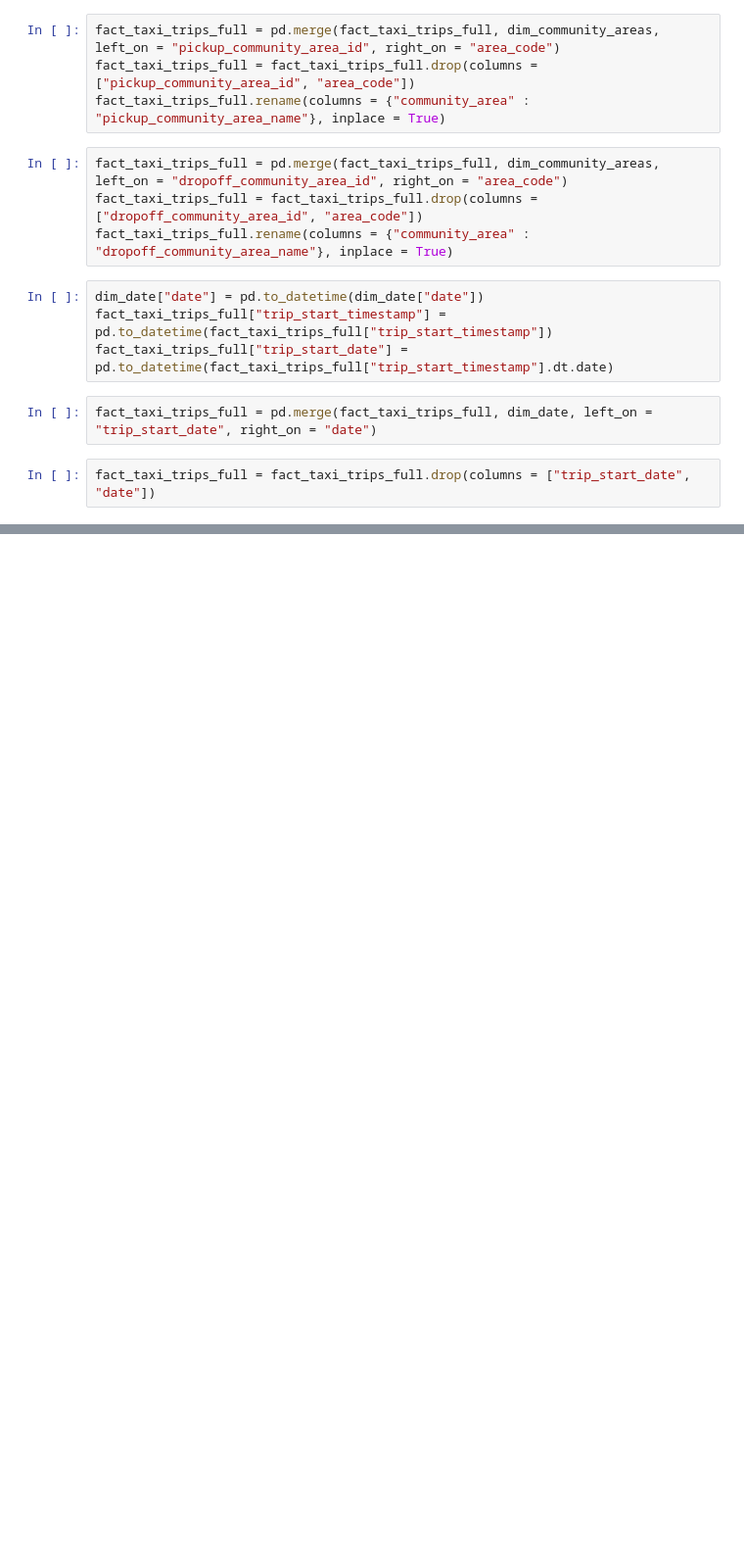
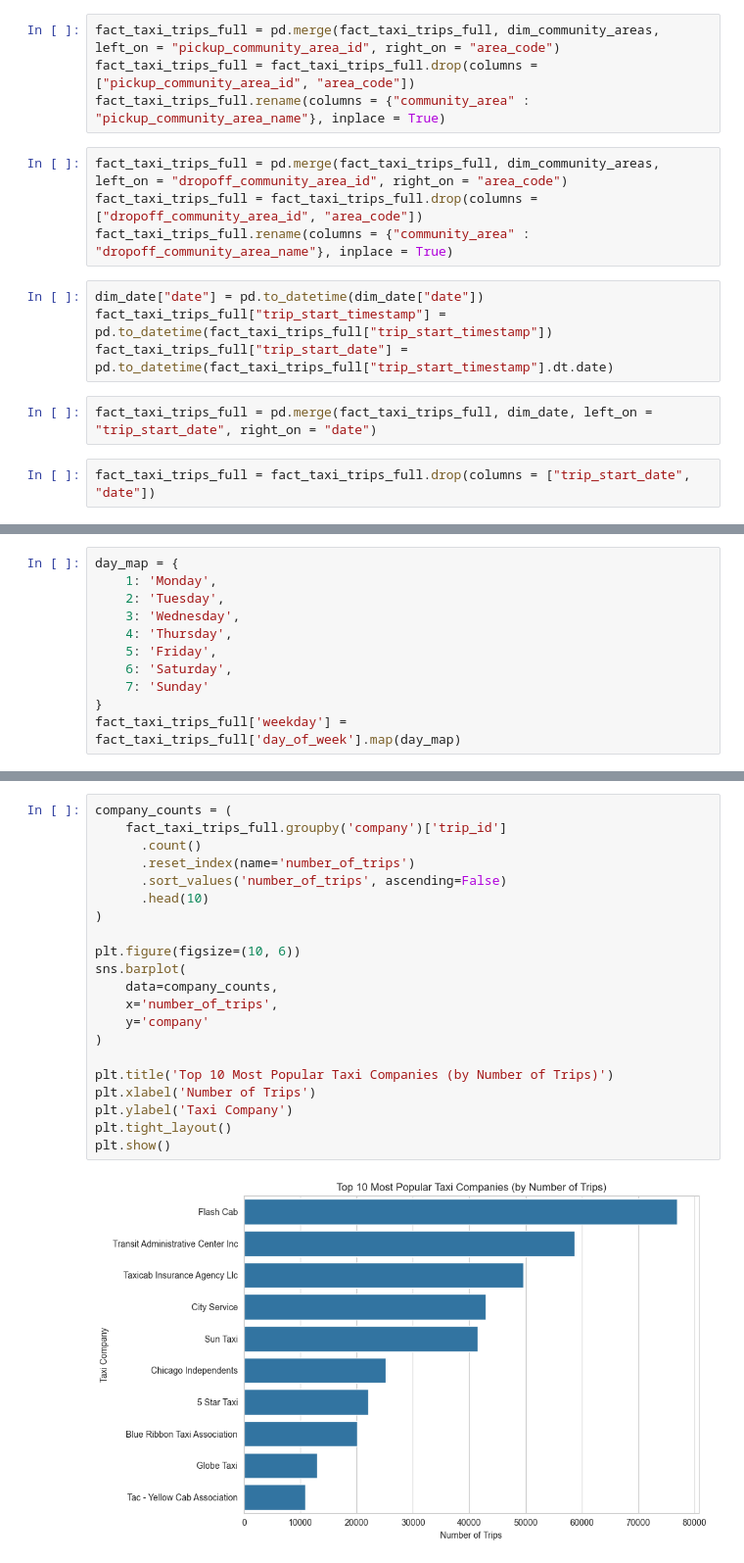
Before and after one commit to bogialmasi/CubixDE, a Jupyter notebook: notebooks/08_create_datamodel.ipynb, the cells around one changed output, grey strips where cells are left out. Shown at 98% size. Cells and saved outputs as stored; diff of their text form; blank space fills up the shorter version.

```diff
--- a/notebooks/08_create_datamodel.ipynb
+++ b/notebooks/08_create_datamodel.ipynb
@@ -189,0 +202,11 @@ fact_taxi_trips_full
+# %%
+day_map = {
+    1: 'Monday',
+    2: 'Tuesday',
+    3: 'Wednesday',
+    4: 'Thursday',
+    5: 'Friday',
+    6: 'Saturday',
+    7: 'Sunday'
+}
+fact_taxi_trips_full['weekday'] = fact_taxi_trips_full['day_of_week'].map(day_map)
@@ -189,0 +268,23 @@ fact_taxi_trips_full
+# %%
+company_counts = (
+    fact_taxi_trips_full.groupby('company')['trip_id']
+      .count()
+      .reset_index(name='number_of_trips')
+      .sort_values('number_of_trips', ascending=False)
+      .head(10)
+)
+
+plt.figure(figsize=(10, 6))
+sns.barplot(
+    data=company_counts,
+    x='number_of_trips',
+    y='company'
+)
+
+plt.title('Top 10 Most Popular Taxi Companies (by Number of Trips)')
+plt.xlabel('Number of Trips')
+plt.ylabel('Taxi Company')
+plt.tight_layout()
+plt.show()
+# %% [output]
+[figure, added]
```
Also changed, not shown: parts of 11 cells of this notebook, 5 other files.
